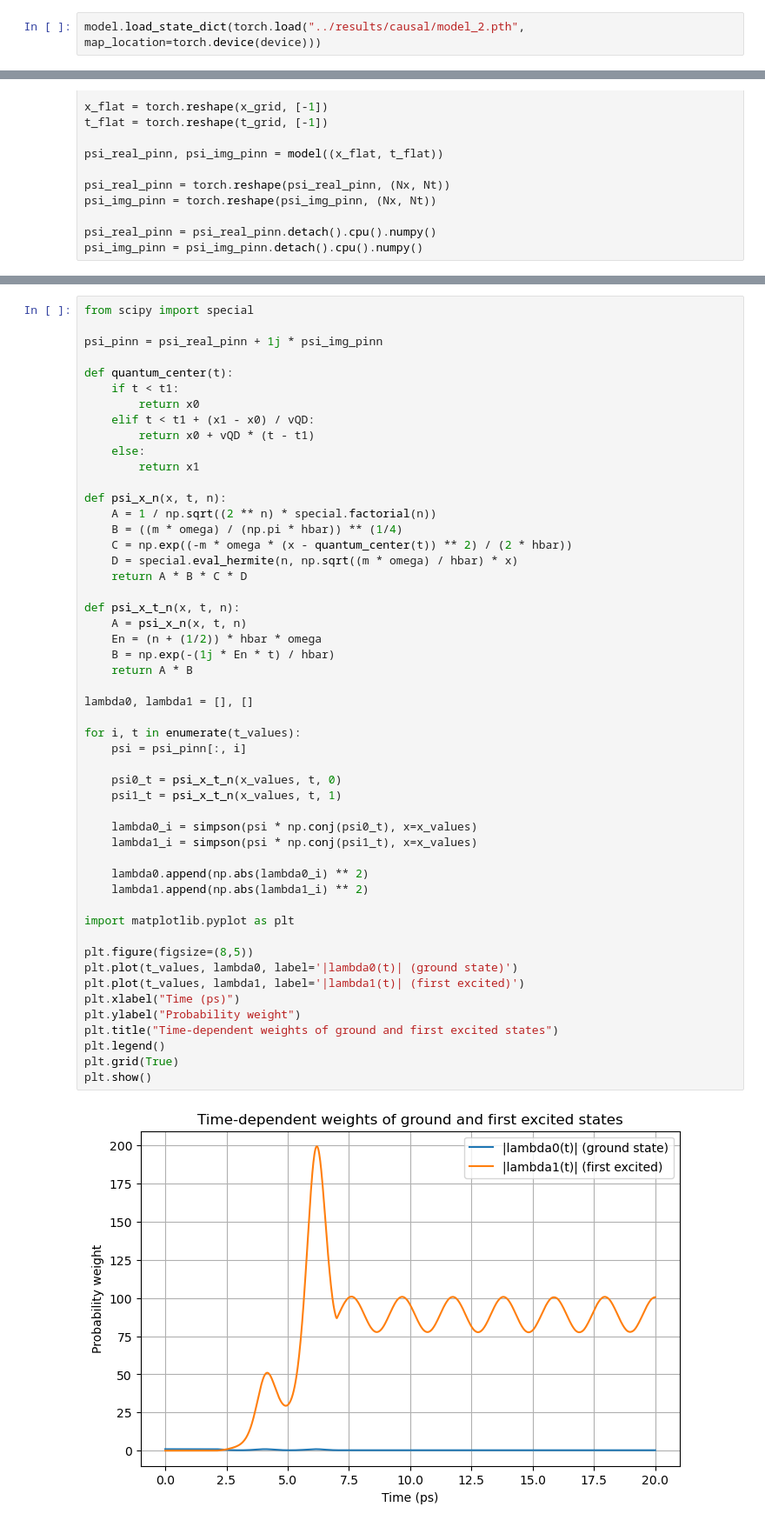
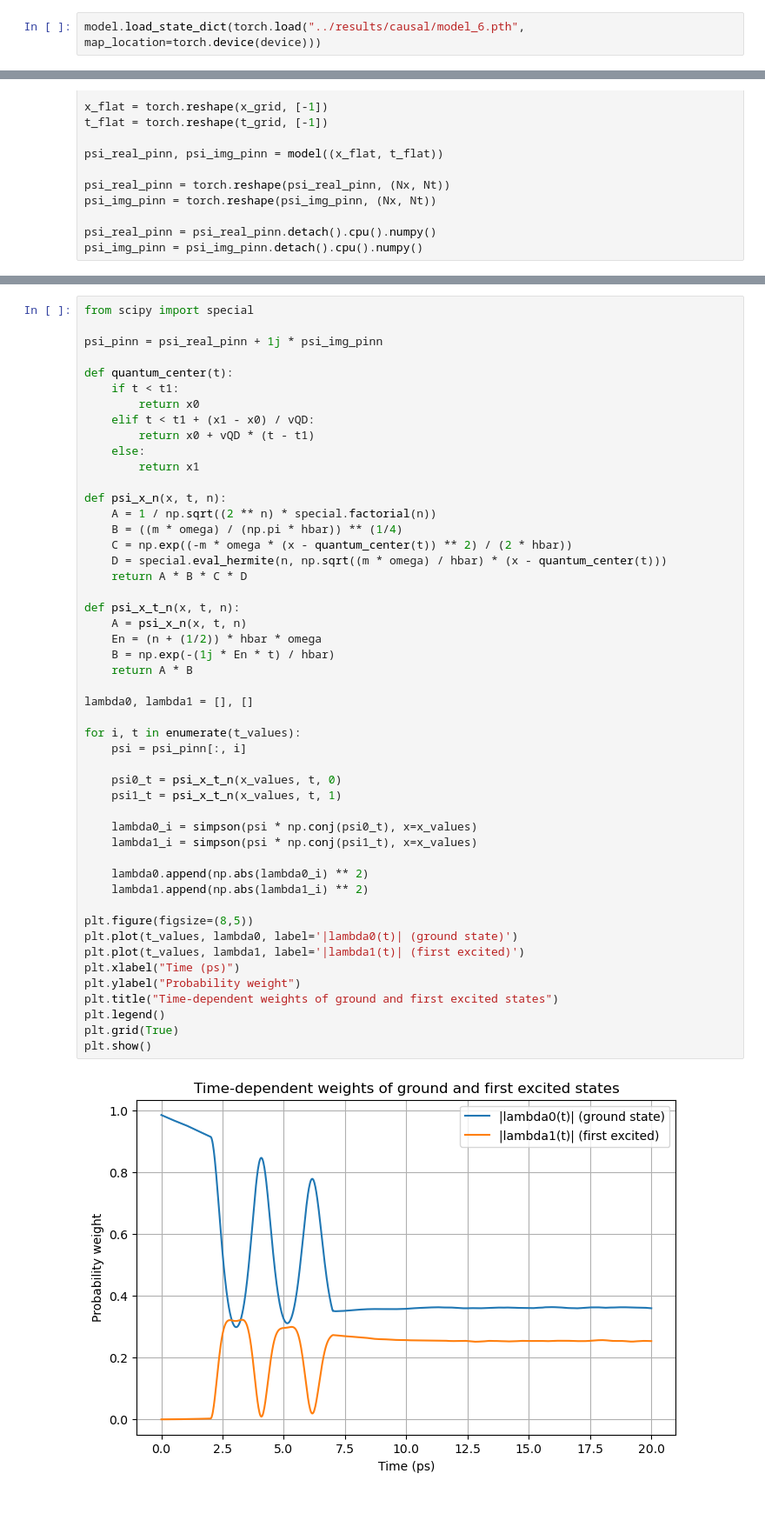
Before and after one commit to thash-jkr/Schrodinger-PINN, a Jupyter notebook: src/testers/causal_tester.ipynb, the cells around one changed output, grey strips where cells are left out. Shown at 87% size. Cells and saved outputs as stored; diff of their text form.

```diff
--- a/src/testers/causal_tester.ipynb
+++ b/src/testers/causal_tester.ipynb
@@ -175,7 +175,7 @@ layers = [2, 512, 512, 512, 512, 512, 512, 512, 512, 512, 512, 2]
 # %%
 model = PINN(layers, 0, 20)
 # %%
-model.load_state_dict(torch.load("../results/causal/model_2.pth", map_location=torch.device(device)))
+model.load_state_dict(torch.load("../results/causal/model_6.pth", map_location=torch.device(device)))
 # %% [output]
 <All keys matched successfully>
 # %%
@@ -303,39 +303,37 @@ def psi_x_n(x, t, n):
     A = 1 / np.sqrt((2 ** n) * special.factorial(n))
     B = ((m * omega) / (np.pi * hbar)) ** (1/4)
     C = np.exp((-m * omega * (x - quantum_center(t)) ** 2) / (2 * hbar))
-    D = special.eval_hermite(n, np.sqrt((m * omega) / hbar) * x)
+    D = special.eval_hermite(n, np.sqrt((m * omega) / hbar) * (x - quantum_center(t)))
     return A * B * C * D
 
 def psi_x_t_n(x, t, n):
     A = psi_x_n(x, t, n)
     En = (n + (1/2)) * hbar * omega
     B = np.exp(-(1j * En * t) / hbar)
     return A * B
 
 lambda0, lambda1 = [], []
 
 for i, t in enumerate(t_values):
     psi = psi_pinn[:, i]
 
     psi0_t = psi_x_t_n(x_values, t, 0)
     psi1_t = psi_x_t_n(x_values, t, 1)
 
     lambda0_i = simpson(psi * np.conj(psi0_t), x=x_values)
     lambda1_i = simpson(psi * np.conj(psi1_t), x=x_values)
 
     lambda0.append(np.abs(lambda0_i) ** 2)
     lambda1.append(np.abs(lambda1_i) ** 2)
 
-import matplotlib.pyplot as plt
-
 plt.figure(figsize=(8,5))
 plt.plot(t_values, lambda0, label='|lambda0(t)| (ground state)')
 plt.plot(t_values, lambda1, label='|lambda1(t)| (first excited)')
 plt.xlabel("Time (ps)")
 plt.ylabel("Probability weight")
 plt.title("Time-dependent weights of ground and first excited states")
 plt.legend()
 plt.grid(True)
 plt.show()
 # %% [output]
-[figure, old version]
+[figure, new version]
```
Also changed, not shown: parts of 5 cells of this notebook, 30 other files.
